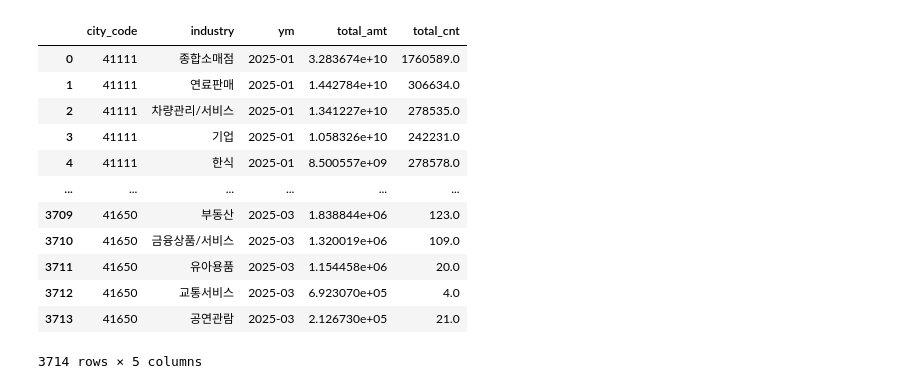
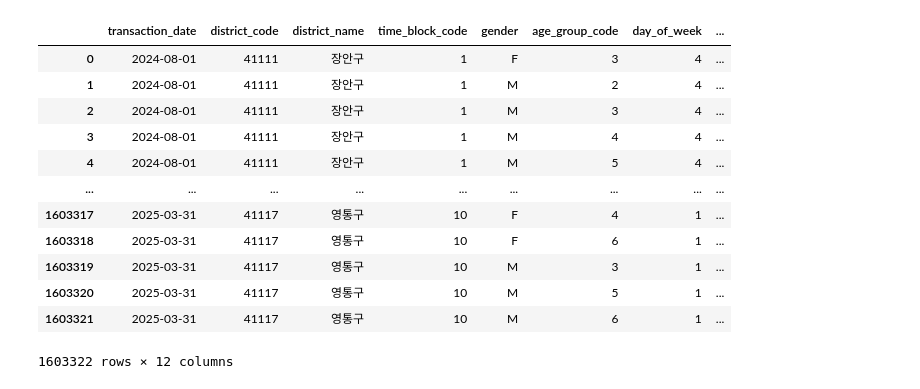
Before and after one commit to ESTCAMP-Team5/first_project, a Jupyter notebook: credit_card_usage_modeling/workspace/EDA/doyoung/EDA.ipynb, the cells around one changed output. Cells and saved outputs as stored; diff of their text form; code cells hidden in the pictures.

```diff
--- a/credit_card_usage_modeling/workspace/EDA/doyoung/EDA.ipynb
+++ b/credit_card_usage_modeling/workspace/EDA/doyoung/EDA.ipynb
@@ -22,38 +25,43 @@ conn = mysql.connector.connect(
 )
 
 cursor = conn.cursor()
-# %%
-# 쿼리 정의 (업종별 월평균 소비 EDA용)
-query = """
-SELECT
-  r.sigungu_code AS city_code,
-  ic.sub_category AS industry,
-  DATE_FORMAT(ac.ymd, '%Y-%m') AS ym,
-  SUM(ac.amt) AS total_amt,
-  SUM(ac.cnt) AS total_cnt
-FROM aggregated_consumption ac
-JOIN regions r ON ac.region_id = r.id
-JOIN industry_categories ic ON ac.industry_id = ic.id
-GROUP BY r.sigungu_code, ic.sub_category, ym
-ORDER BY r.sigungu_code, ym, total_amt DESC;
-"""
-
-df = pd.read_sql(query, conn)
-conn.close()
-
-df
-# %% [output]
-|  | city_code | industry | ym | total_amt | total_cnt |
-| 0 | 41111 | 종합소매점 | 2025-01 | 3.283674e+10 | 1760589.0 |
-| 1 | 41111 | 연료판매 | 2025-01 | 1.442784e+10 | 306634.0 |
-| 2 | 41111 | 차량관리/서비스 | 2025-01 | 1.341227e+10 | 278535.0 |
-| 3 | 41111 | 기업 | 2025-01 | 1.058326e+10 | 242231.0 |
-| 4 | 41111 | 한식 | 2025-01 | 8.500557e+09 | 278578.0 |
-| ... | ... | ... | ... | ... | ... |
-| 3709 | 41650 | 부동산 | 2025-03 | 1.838844e+06 | 123.0 |
-| 3710 | 41650 | 금융상품/서비스 | 2025-03 | 1.320019e+06 | 109.0 |
-| 3711 | 41650 | 유아용품 | 2025-03 | 1.154458e+06 | 20.0 |
-| 3712 | 41650 | 교통서비스 | 2025-03 | 6.923070e+05 | 4.0 |
-| 3713 | 41650 | 공연관람 | 2025-03 | 2.126730e+05 | 21.0 |
-3714 rows × 5 columns
+# %%
+# 쿼리 정의
+query = """
+SELECT
+    t.transaction_date,
+    t.district_code,
+    d.name AS district_name,
+    t.time_block_code,
+    t.gender,
+    t.age_group_code,
+    t.day_of_week,
+    t.transaction_amount,
+    t.transaction_count,
+    w.avg_temp,
+    w.max_temp,
+    w.min_temp
+FROM card_transaction t
+JOIN district d ON t.district_code = d.district_id
+JOIN weather w ON t.transaction_date = w.weather_date AND t.district_code = w.district_id
+"""
+
+df = pd.read_sql(query, conn)
+conn.close()
+
+df
+# %% [output]
+|  | transaction_date | district_code | district_name | time_block_code | gender | age_group_code | day_of_week | ... |
+| 0 | 2024-08-01 | 41111 | 장안구 | 1 | F | 3 | 4 | ... |
+| 1 | 2024-08-01 | 41111 | 장안구 | 1 | M | 2 | 4 | ... |
+| 2 | 2024-08-01 | 41111 | 장안구 | 1 | M | 3 | 4 | ... |
+| 3 | 2024-08-01 | 41111 | 장안구 | 1 | M | 4 | 4 | ... |
+| 4 | 2024-08-01 | 41111 | 장안구 | 1 | M | 5 | 4 | ... |
+| ... | ... | ... | ... | ... | ... | ... | ... | ... |
+| 1603317 | 2025-03-31 | 41117 | 영통구 | 10 | F | 4 | 1 | ... |
+| 1603318 | 2025-03-31 | 41117 | 영통구 | 10 | F | 6 | 1 | ... |
+| 1603319 | 2025-03-31 | 41117 | 영통구 | 10 | M | 3 | 1 | ... |
+| 1603320 | 2025-03-31 | 41117 | 영통구 | 10 | M | 5 | 1 | ... |
+| 1603321 | 2025-03-31 | 41117 | 영통구 | 10 | M | 6 | 1 | ... |
+1603322 rows × 12 columns
 # %%
```
Also changed, not shown: parts of 15 cells of this notebook, 1 other file.
